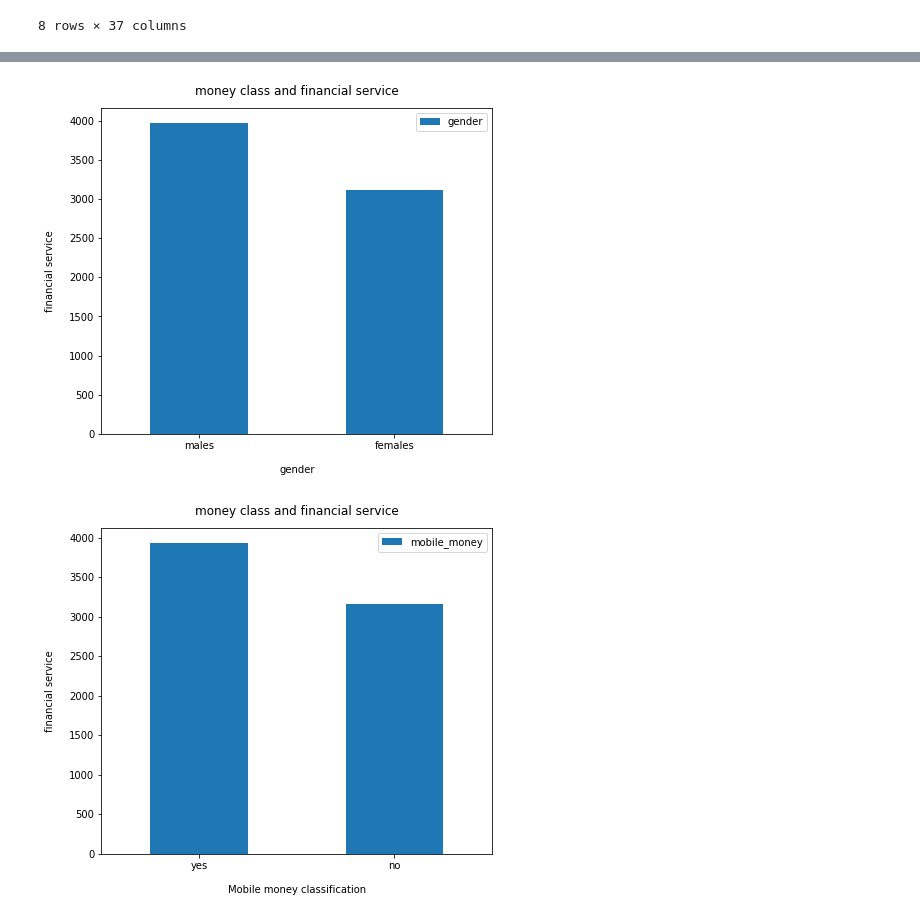
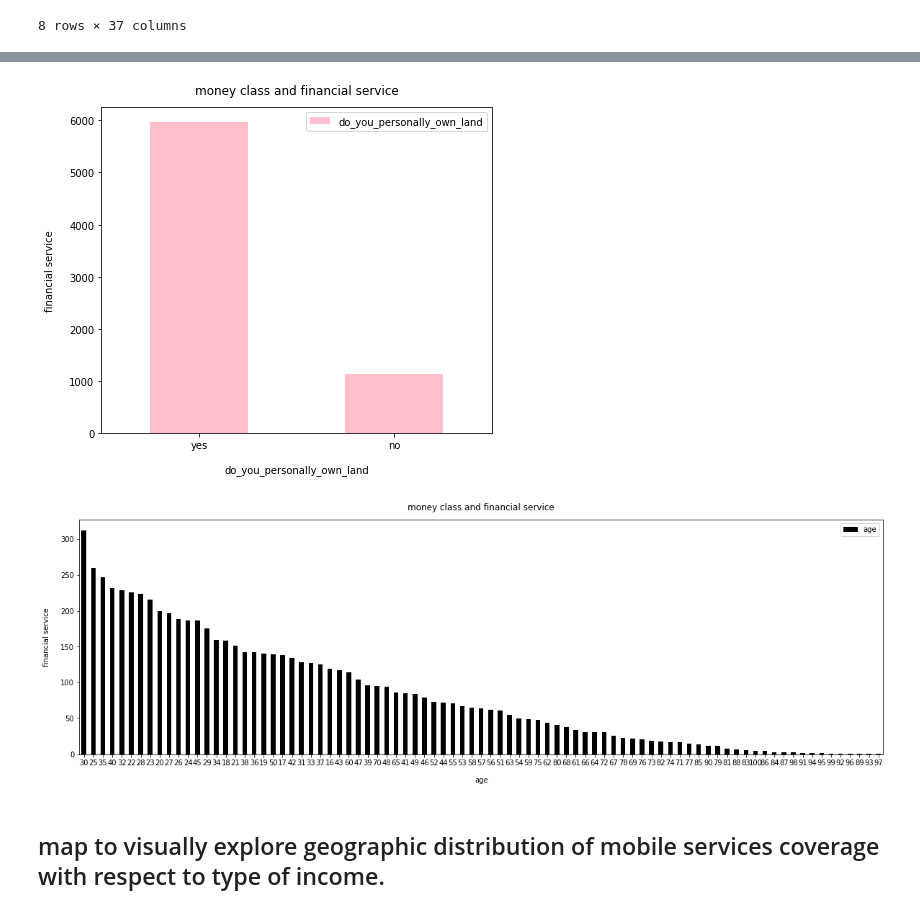
Before and after one commit to phethi10/FINANCIAL-SERVICES-USE-IN-TANZANIA, a Jupyter notebook: Untitled.ipynb, the cells around one changed output, grey strips where cells are left out. Drawn from its saved outputs; the diff is of its cells as text; code cells hidden in the pictures.

```diff
--- a/Untitled.ipynb
+++ b/Untitled.ipynb
@@ -82,5 +73,5 @@ Name: Q1, Length: 7094, dtype: int64
 # %%
-dataset.rename(columns={'Q1':'age','Q2':'gender','Q3':'marital_status','Q4':'level_of_education','Q5':'read_out_single_response','Q6':'do_you_personally_own_land',
+dataset.rename(columns={'Q1':'age','Q2':'gender','Q3':'marital_status','Q4':'level_of_education','Q5':'read_out_single_response','Q6':'land_owner',
                'Q7':'mobile_phone_owner','Q8_1':'salaries','Q8_2':'money_from_trading_or_selling','Q8_3':'money_from_providing_services',
                'Q8_4':'piece_work','Q8_5':'rental_income','Q8_6':'interest_from_saving','Q8_7':'pension','Q8_8':'social_welfare_money','Q8_9':'rely_on_someone_else',
                'Q8_10':'dont_get_money','Q8_11':'other','Q9':'who_do_you_work_for','Q10':'what_kind_of_thing_do_you_do','Q11':'what_kind_of_service_do_you_provide',
@@ -108,4 +89,5 @@ dataset.head()
 # %%
+age={'18','34','40','50','98'}
 number_to_gender= {1:'females', 2:'males'}
 marital_status= {1:'married', 2:'divorced', 3:'single', 4:'widowed'}
 level_of_education={1:'degree',2:'diploma',3:'drop_out',4:'no_education'}
@@ -115,7 +97,8 @@ savings={0:'no',1:'yes'}
 borrowing={0:'no',1:'yes'}
 insurance={0:'yes',1:'no'}
 mmc={1:'no_mobile_money',2:'mobiel_money_only',3:'mobile_money_one_other_financial_service'}
-
+land_owners={1:'no',2:'yes'}
+dataset.age = dataset.age.map(age)
 dataset.gender = dataset.gender.map(number_to_gender)
 dataset.marital_status = dataset.marital_status.map(marital_status)
 dataset.level_of_education = dataset.level_of_education.map(level_of_education)
@@ -125,7 +108,7 @@ dataset.savings=dataset.savings.map(savings)
 dataset.borrowing=dataset.borrowing.map(borrowing)
 dataset.insurance=dataset.insurance.map(insurance)
 dataset.mobile_money_classification=dataset.mobile_money_classification.map(mmc)
-
+dataset.do_you_personally_own_land=dataset.do_you_personally_own_land.map(land_owners)
 dataset.head()
 # %% [output]
 |  | ID | age | gender | marital_status | level_of_education | read_out_single_response | ... |
@@ -148,18 +163,20 @@ plt.show()
 # %%
-dataset.gender.value_counts().plot(kind='bar', figsize=(7, 6), rot=0)
-plt.xlabel("gender", labelpad=14)
+ dataset.do_you_personally_own_land.value_counts().plot(color='pink', kind='bar', figsize=(7, 6), rot=0)
+plt.xlabel("do_you_personally_own_land", labelpad=14)
 plt.ylabel("financial service", labelpad=14)
 plt.title("money class and financial service", y=1.02)
 plt.legend()
 plt.show()
 # %% [output]
-[figure, old version]
+[figure, new version]
 # %%
-dataset.mobile_money.value_counts().plot(kind='bar', figsize=(7, 6), rot=0)
-plt.xlabel("Mobile money classification", labelpad=14)
+ dataset.age.value_counts().plot(color='black', kind='bar', figsize=(20, 6), rot=0)
+plt.xlabel("age", labelpad=14)
 plt.ylabel("financial service", labelpad=14)
 plt.title("money class and financial service", y=1.02)
 plt.legend()
 plt.show()
 # %% [output]
-[figure, old version]
+[figure, new version]
+# %% [markdown]
+## map to visually explore geographic distribution of mobile services coverage with respect to type of income.
```
Also changed, not shown: parts of 21 cells of this notebook.
